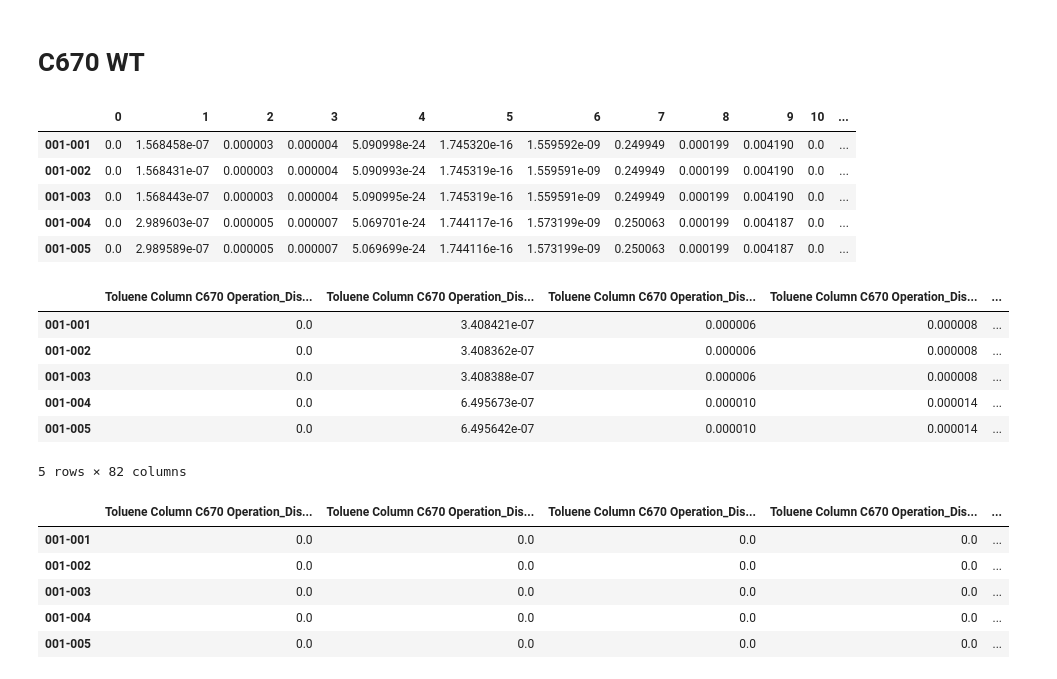
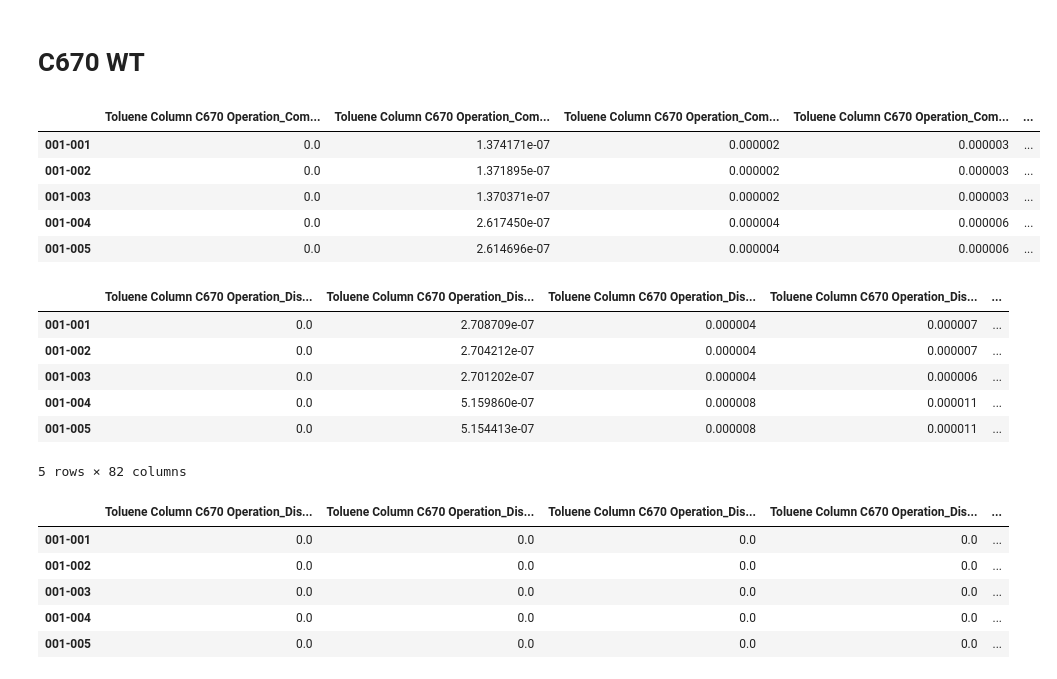
Before and after one commit to skywalker0803r/c620, a Jupyter notebook: notebook/Integration_and_test.ipynb, the cells around one changed output. Cells and saved outputs as stored; diff of their text form; code cells hidden in the pictures.

```diff
--- a/notebook/Integration_and_test.ipynb
+++ b/notebook/Integration_and_test.ipynb
@@ -69,7 +69,11 @@ class Predict(object):
     c620_wt = pd.DataFrame(
         c620_wt,
         index = idx,
-        columns = self.c620_col_names['vent_gas_x']+self.c620_col_names['distillate_x']+self.c620_col_names['sidedraw_x']+self.c620_col_names['bottoms_x'])
+        columns =
+        self.c620_col_names['vent_gas_x']+\
+        self.c620_col_names['distillate_x']+\
+        self.c620_col_names['sidedraw_x']+\
+        self.c620_col_names['bottoms_x'])
     return c620_wt
 
   # Predict c620 OP
@@ -114,7 +118,11 @@ class Predict(object):
     c660_wt = pd.DataFrame(
         c660_wt,
         index=idx,
-        columns=self.c660_col_names['vent_gas_x']+self.c660_col_names['distillate_x']+self.c660_col_names['sidedraw_x']+self.c660_col_names['bottoms_x'])
+        columns=
+        self.c660_col_names['vent_gas_x']+\
+        self.c660_col_names['distillate_x']+\
+        self.c660_col_names['sidedraw_x']+\
+        self.c660_col_names['bottoms_x'])
 
     return c660_wt
 
@@ -126,13 +134,13 @@ class Predict(object):
   # Load c670 input
   def load_c670(self,c620_w4,c660_w4):
     idx = c620_w4.index
-    Tray_43_mfr = self.c670_mb.iloc[:,[1]]
-    Tray_54_mfr = self.c670_mb.iloc[:,[2]]
+    Tray_43_mfr = self.c670_mb.loc[idx].iloc[:,[1]]
+    Tray_54_mfr = self.c670_mb.loc[idx].iloc[:,[2]]
     total = Tray_43_mfr.values + Tray_54_mfr.values
     Tray_43_mfr = Tray_43_mfr/total
     Tray_54_mfr = Tray_54_mfr/total
     combined = c660_w4.values*Tray_43_mfr.values + c620_w4.values*Tray_54_mfr.values
-    combined = pd.DataFrame(combined,index=idx)
+    combined = pd.DataFrame(combined,index=idx,columns=self.c670_col_names['combined'])
     c670_x = combined.join(Tray_43_mfr).join(Tray_54_mfr)
     return c670_x
 
@@ -149,7 +157,9 @@ class Predict(object):
     c670_wt = pd.DataFrame(
         c670_wt,
         index = idx,
-        columns=self.c670_col_names['distillate_x']+self.c670_col_names['bottoms_x'])
+        columns=
+        self.c670_col_names['distillate_x']+\
+        self.c670_col_names['bottoms_x'])
     return c670_wt
 
   # Predict c670 OP
@@ -394,27 +404,27 @@ predict.model_c660_op.show_metrics(c660_op,c660_op_gt,e=2e-2)
 # C670 WT
 # %%
 #C670 Input
-c620_w4,c660_w4 = c620_wt[predict.c620_col_names['bottoms_x']],c620_wt[predict.c620_col_names['bottoms_x']]
+c620_w4,c660_w4 = c620_wt[predict.c620_col_names['bottoms_x']],c660_wt[predict.c660_col_names['bottoms_x']]
 c670_x = predict.load_c670(c620_w4,c660_w4)
 c670_x.head()
 # %% [output]
-|  | 0 | 1 | 2 | 3 | 4 | 5 | 6 | 7 | 8 | 9 | 10 | ... |
-| 001-001 | 0.0 | 1.568458e-07 | 0.000003 | 0.000004 | 5.090998e-24 | 1.745320e-16 | 1.559592e-09 | 0.249949 | 0.000199 | 0.004190 | 0.0 | ... |
-| 001-002 | 0.0 | 1.568431e-07 | 0.000003 | 0.000004 | 5.090993e-24 | 1.745319e-16 | 1.559591e-09 | 0.249949 | 0.000199 | 0.004190 | 0.0 | ... |
-| 001-003 | 0.0 | 1.568443e-07 | 0.000003 | 0.000004 | 5.090995e-24 | 1.745319e-16 | 1.559591e-09 | 0.249949 | 0.000199 | 0.004190 | 0.0 | ... |
-| 001-004 | 0.0 | 2.989603e-07 | 0.000005 | 0.000007 | 5.069701e-24 | 1.744117e-16 | 1.573199e-09 | 0.250063 | 0.000199 | 0.004187 | 0.0 | ... |
-| 001-005 | 0.0 | 2.989589e-07 | 0.000005 | 0.000007 | 5.069699e-24 | 1.744116e-16 | 1.573199e-09 | 0.250063 | 0.000199 | 0.004187 | 0.0 | ... |
+|  | Toluene Column C670 Operation_Com... | Toluene Column C670 Operation_Com... | Toluene Column C670 Operation_Com... | Toluene Column C670 Operation_Com... | ... |
+| 001-001 | 0.0 | 1.374171e-07 | 0.000002 | 0.000003 | ... |
+| 001-002 | 0.0 | 1.371895e-07 | 0.000002 | 0.000003 | ... |
+| 001-003 | 0.0 | 1.370371e-07 | 0.000002 | 0.000003 | ... |
+| 001-004 | 0.0 | 2.617450e-07 | 0.000004 | 0.000006 | ... |
+| 001-005 | 0.0 | 2.614696e-07 | 0.000004 | 0.000006 | ... |
 # %%
 c670_wt = predict.c670_wt(c670_x)
 c670_wt = c670_wt.dropna(axis=0)
 c670_wt.head()
 # %% [output]
 |  | Toluene Column C670 Operation_Dis... | Toluene Column C670 Operation_Dis... | Toluene Column C670 Operation_Dis... | Toluene Column C670 Operation_Dis... | ... |
-| 001-001 | 0.0 | 3.408421e-07 | 0.000006 | 0.000008 | ... |
-| 001-002 | 0.0 | 3.408362e-07 | 0.000006 | 0.000008 | ... |
-| 001-003 | 0.0 | 3.408388e-07 | 0.000006 | 0.000008 | ... |
-| 001-004 | 0.0 | 6.495673e-07 | 0.000010 | 0.000014 | ... |
-| 001-005 | 0.0 | 6.495642e-07 | 0.000010 | 0.000014 | ... |
+| 001-001 | 0.0 | 2.708709e-07 | 0.000004 | 0.000007 | ... |
+| 001-002 | 0.0 | 2.704212e-07 | 0.000004 | 0.000007 | ... |
+| 001-003 | 0.0 | 2.701202e-07 | 0.000004 | 0.000006 | ... |
+| 001-004 | 0.0 | 5.159860e-07 | 0.000008 | 0.000011 | ... |
+| 001-005 | 0.0 | 5.154413e-07 | 0.000008 | 0.000011 | ... |
 5 rows × 82 columns
 # %%
 c670_wt_gt = predict.c670_df.loc[c670_wt.index,c670_wt.columns]
```
Also changed, not shown: parts of 3 cells of this notebook.
